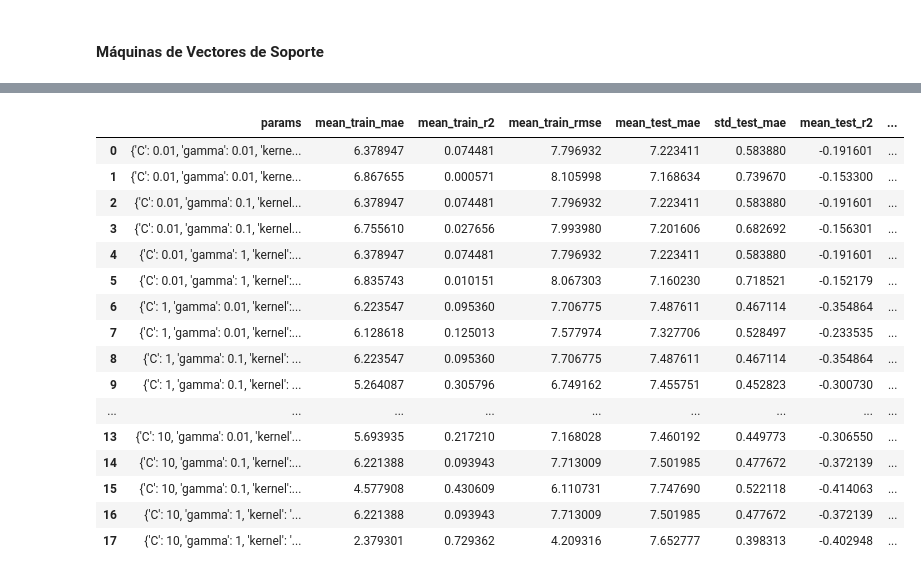
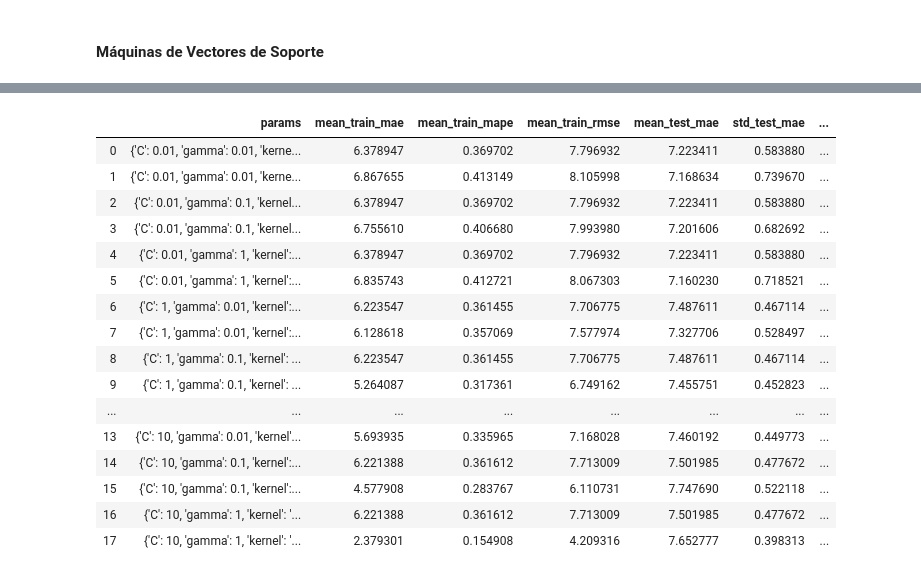
Before and after one commit to kevinmaiden7/ML_ParkinsonDisease, a Jupyter notebook: GSCV.ipynb, the cells around one changed output, grey strips where cells are left out. Drawn from its saved outputs; the diff is of its cells as text; code cells hidden in the pictures.

```diff
--- a/GSCV.ipynb
+++ b/GSCV.ipynb
@@ -52,7 +52,7 @@ Medidas de error
 #Mean Absolute Percentage Error
 def MAPE(Y, Y_est):
     N = np.size(Y)
-    mape = (1/N)*np.sum(abs((Y_est.reshape(N,1) - Y.reshape(N,1))/Y.reshape(N,1)))
+    mape = np.sum(abs((Y_est.reshape(N,1) - Y.reshape(N,1))/Y.reshape(N,1)))/N
     return mape
 # %% [markdown]
 #### Regresión Lineal Múltiple
@@ -320,13 +320,13 @@ outcomes
 # %% [markdown]
 #### Máquinas de Vectores de Soporte
 # %%
-# MAE, R2, RMSE
+# MAE, MAPE, RMSE
 
 from sklearn.model_selection import GroupShuffleSplit
 from sklearn import preprocessing
 from sklearn.model_selection import GridSearchCV
 from sklearn.svm import SVR
-from sklearn.metrics import make_scorer, mean_absolute_error, r2_score, mean_squared_error
+from sklearn.metrics import make_scorer, mean_absolute_error, mean_squared_error
 
 # Normalizamos los datos
 scaler = preprocessing.StandardScaler().fit(X)
@@ -349,10 +349,10 @@ parameters = {'kernel': ['linear', 'rbf'],
 # métricas de error
 # greater_is_better=True by default
 mae = make_scorer(mean_absolute_error)
-r2 = make_scorer(r2_score)
+mape = make_scorer(MAPE)
 rmse = make_scorer(mean_squared_error, squared=False)
 
-scores = {'mae':mae,'r2':r2,'rmse':rmse}
+scores = {'mae':mae,'mape':mape,'rmse':rmse}
 
 # Run the grid search
 grid_obj = GridSearchCV(model, parameters, scoring=scores, cv=index, return_train_score=True, refit=False, verbose=12)
@@ -380,23 +360,23 @@ Fitting 10 folds for each of 18 candidates, totalling 180 fits
 # %%
 outcomes = pd.DataFrame(grid_obj.cv_results_)
-outcomes = outcomes[['params', 'mean_train_mae', 'mean_train_r2', 'mean_train_rmse',
-            'mean_test_mae', 'std_test_mae', 'mean_test_r2', 'std_test_r2', 'mean_test_rmse', 'std_test_rmse']]
+outcomes = outcomes[['params', 'mean_train_mae', 'mean_train_mape', 'mean_train_rmse',
+            'mean_test_mae', 'std_test_mae', 'mean_test_mape', 'std_test_mape', 'mean_test_rmse', 'std_test_rmse']]
 outcomes
 # %% [output]
-|  | params | mean_train_mae | mean_train_r2 | mean_train_rmse | mean_test_mae | std_test_mae | mean_test_r2 | ... |
-| 0 | {'C': 0.01, 'gamma': 0.01, 'kerne... | 6.378947 | 0.074481 | 7.796932 | 7.223411 | 0.583880 | -0.191601 | ... |
-| 1 | {'C': 0.01, 'gamma': 0.01, 'kerne... | 6.867655 | 0.000571 | 8.105998 | 7.168634 | 0.739670 | -0.153300 | ... |
-| 2 | {'C': 0.01, 'gamma': 0.1, 'kernel... | 6.378947 | 0.074481 | 7.796932 | 7.223411 | 0.583880 | -0.191601 | ... |
-| 3 | {'C': 0.01, 'gamma': 0.1, 'kernel... | 6.755610 | 0.027656 | 7.993980 | 7.201606 | 0.682692 | -0.156301 | ... |
-| 4 | {'C': 0.01, 'gamma': 1, 'kernel':... | 6.378947 | 0.074481 | 7.796932 | 7.223411 | 0.583880 | -0.191601 | ... |
-| 5 | {'C': 0.01, 'gamma': 1, 'kernel':... | 6.835743 | 0.010151 | 8.067303 | 7.160230 | 0.718521 | -0.152179 | ... |
-| 6 | {'C': 1, 'gamma': 0.01, 'kernel':... | 6.223547 | 0.095360 | 7.706775 | 7.487611 | 0.467114 | -0.354864 | ... |
-| 7 | {'C': 1, 'gamma': 0.01, 'kernel':... | 6.128618 | 0.125013 | 7.577974 | 7.327706 | 0.528497 | -0.233535 | ... |
-| 8 | {'C': 1, 'gamma': 0.1, 'kernel': ... | 6.223547 | 0.095360 | 7.706775 | 7.487611 | 0.467114 | -0.354864 | ... |
-| 9 | {'C': 1, 'gamma': 0.1, 'kernel': ... | 5.264087 | 0.305796 | 6.749162 | 7.455751 | 0.452823 | -0.300730 | ... |
-| ... | ... | ... | ... | ... | ... | ... | ... | ... |
-| 13 | {'C': 10, 'gamma': 0.01, 'kernel'... | 5.693935 | 0.217210 | 7.168028 | 7.460192 | 0.449773 | -0.306550 | ... |
-| 14 | {'C': 10, 'gamma': 0.1, 'kernel':... | 6.221388 | 0.093943 | 7.713009 | 7.501985 | 0.477672 | -0.372139 | ... |
-| 15 | {'C': 10, 'gamma': 0.1, 'kernel':... | 4.577908 | 0.430609 | 6.110731 | 7.747690 | 0.522118 | -0.414063 | ... |
-| 16 | {'C': 10, 'gamma': 1, 'kernel': '... | 6.221388 | 0.093943 | 7.713009 | 7.501985 | 0.477672 | -0.372139 | ... |
-| 17 | {'C': 10, 'gamma': 1, 'kernel': '... | 2.379301 | 0.729362 | 4.209316 | 7.652777 | 0.398313 | -0.402948 | ... |
+|  | params | mean_train_mae | mean_train_mape | mean_train_rmse | mean_test_mae | std_test_mae | ... |
+| 0 | {'C': 0.01, 'gamma': 0.01, 'kerne... | 6.378947 | 0.369702 | 7.796932 | 7.223411 | 0.583880 | ... |
+| 1 | {'C': 0.01, 'gamma': 0.01, 'kerne... | 6.867655 | 0.413149 | 8.105998 | 7.168634 | 0.739670 | ... |
+| 2 | {'C': 0.01, 'gamma': 0.1, 'kernel... | 6.378947 | 0.369702 | 7.796932 | 7.223411 | 0.583880 | ... |
+| 3 | {'C': 0.01, 'gamma': 0.1, 'kernel... | 6.755610 | 0.406680 | 7.993980 | 7.201606 | 0.682692 | ... |
+| 4 | {'C': 0.01, 'gamma': 1, 'kernel':... | 6.378947 | 0.369702 | 7.796932 | 7.223411 | 0.583880 | ... |
+| 5 | {'C': 0.01, 'gamma': 1, 'kernel':... | 6.835743 | 0.412721 | 8.067303 | 7.160230 | 0.718521 | ... |
+| 6 | {'C': 1, 'gamma': 0.01, 'kernel':... | 6.223547 | 0.361455 | 7.706775 | 7.487611 | 0.467114 | ... |
+| 7 | {'C': 1, 'gamma': 0.01, 'kernel':... | 6.128618 | 0.357069 | 7.577974 | 7.327706 | 0.528497 | ... |
+| 8 | {'C': 1, 'gamma': 0.1, 'kernel': ... | 6.223547 | 0.361455 | 7.706775 | 7.487611 | 0.467114 | ... |
+| 9 | {'C': 1, 'gamma': 0.1, 'kernel': ... | 5.264087 | 0.317361 | 6.749162 | 7.455751 | 0.452823 | ... |
+| ... | ... | ... | ... | ... | ... | ... | ... |
+| 13 | {'C': 10, 'gamma': 0.01, 'kernel'... | 5.693935 | 0.335965 | 7.168028 | 7.460192 | 0.449773 | ... |
+| 14 | {'C': 10, 'gamma': 0.1, 'kernel':... | 6.221388 | 0.361612 | 7.713009 | 7.501985 | 0.477672 | ... |
+| 15 | {'C': 10, 'gamma': 0.1, 'kernel':... | 4.577908 | 0.283767 | 6.110731 | 7.747690 | 0.522118 | ... |
+| 16 | {'C': 10, 'gamma': 1, 'kernel': '... | 6.221388 | 0.361612 | 7.713009 | 7.501985 | 0.477672 | ... |
+| 17 | {'C': 10, 'gamma': 1, 'kernel': '... | 2.379301 | 0.154908 | 4.209316 | 7.652777 | 0.398313 | ... |
```
Also changed, not shown: parts of 9 cells of this notebook.
